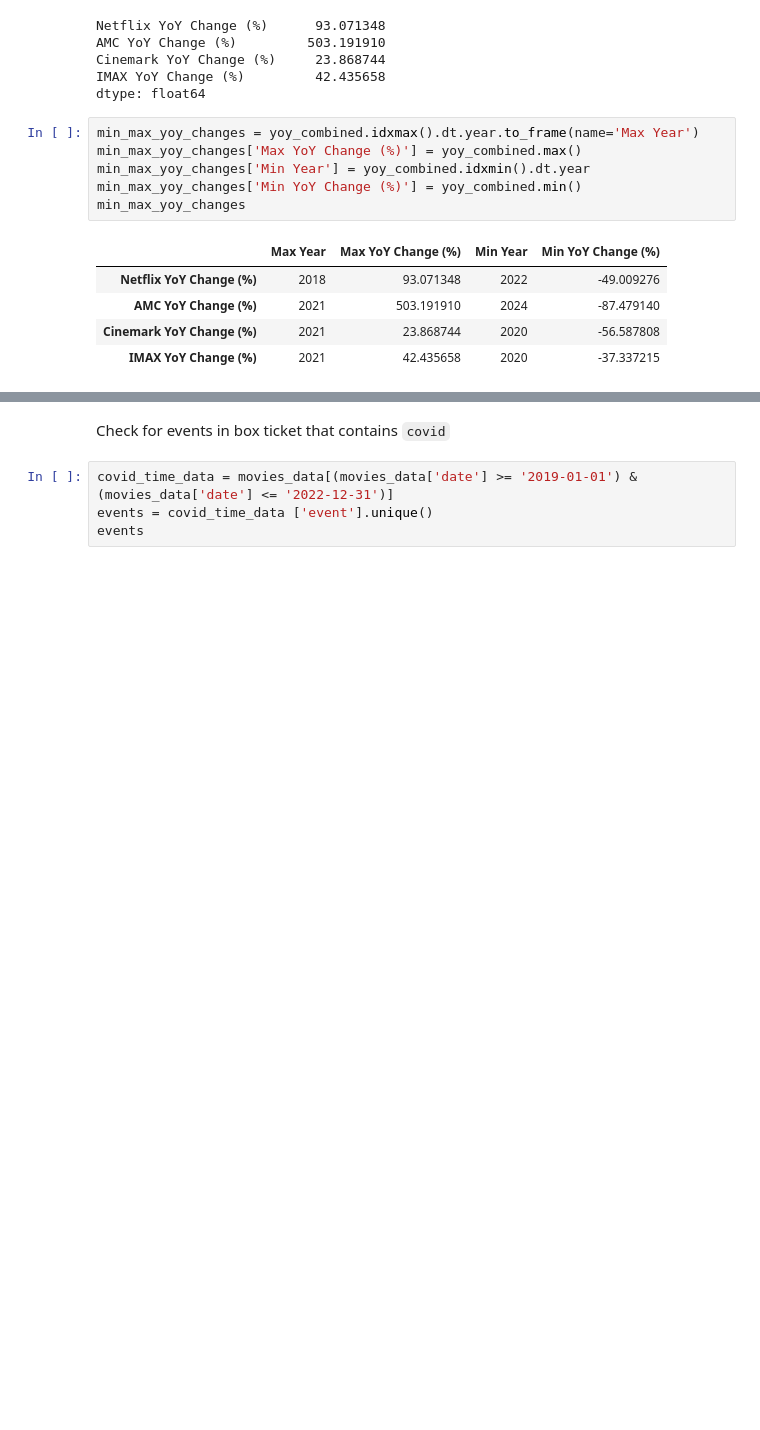
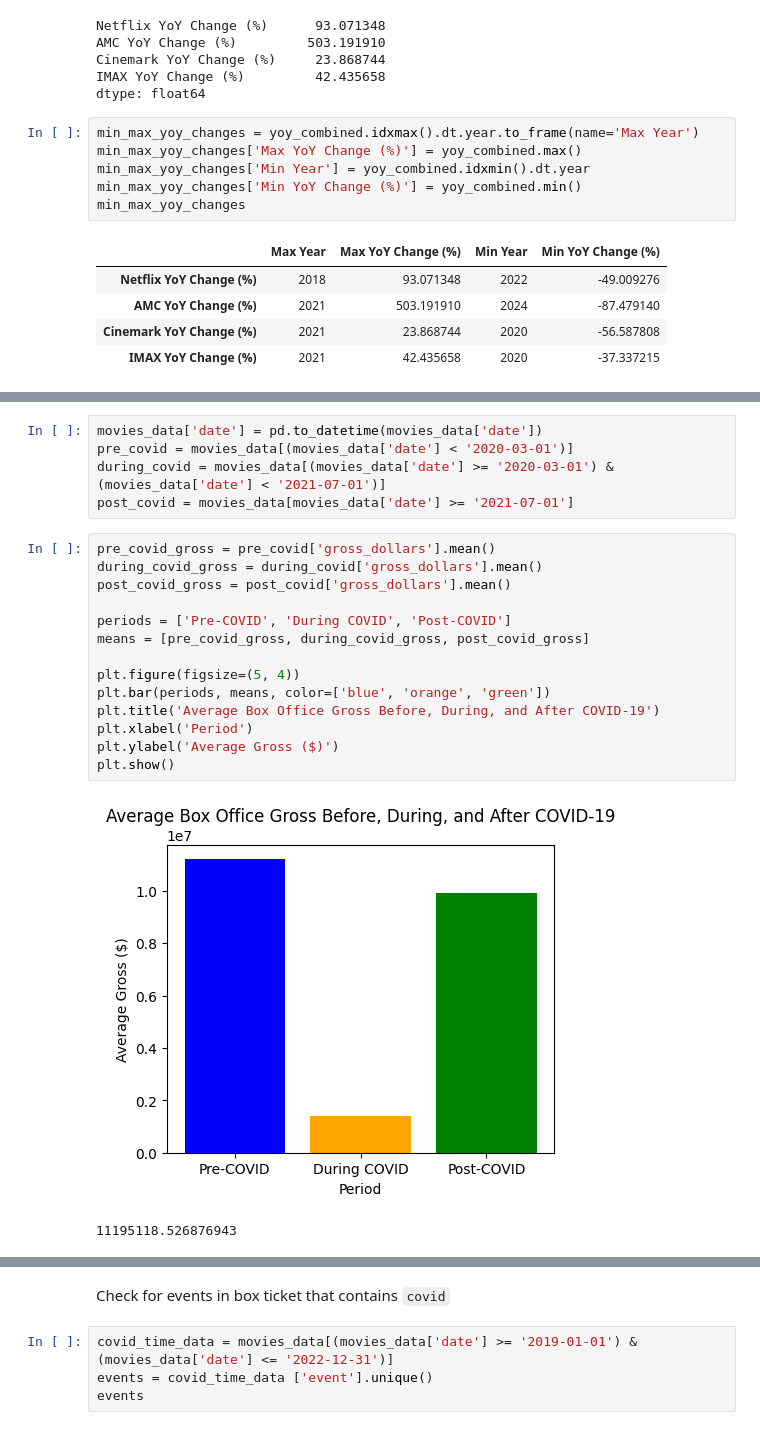
Before and after one commit to charJin/movie-theaters-analysis, a Jupyter notebook: notebooks/Analysis with questions.ipynb, the cells around one changed output, grey strips where cells are left out. Cells and saved outputs as stored; diff of their text form; blank space fills up the shorter version.

```diff
--- a/notebooks/Analysis with questions.ipynb
+++ b/notebooks/Analysis with questions.ipynb
@@ -170,0 +193,22 @@ movies_data.head(10)
+# %%
+movies_data['date'] = pd.to_datetime(movies_data['date'])
+pre_covid = movies_data[(movies_data['date'] < '2020-03-01')]
+during_covid = movies_data[(movies_data['date'] >= '2020-03-01') & (movies_data['date'] < '2021-07-01')]
+post_covid = movies_data[movies_data['date'] >= '2021-07-01']
+# %%
+pre_covid_gross = pre_covid['gross_dollars'].mean()
+during_covid_gross = during_covid['gross_dollars'].mean()
+post_covid_gross = post_covid['gross_dollars'].mean()
+
+periods = ['Pre-COVID', 'During COVID', 'Post-COVID']
+means = [pre_covid_gross, during_covid_gross, post_covid_gross]
+
+plt.figure(figsize=(5, 4))
+plt.bar(periods, means, color=['blue', 'orange', 'green'])
+plt.title('Average Box Office Gross Before, During, and After COVID-19')
+plt.xlabel('Period')
+plt.ylabel('Average Gross ($)')
+plt.show()
+# %% [output]
+[figure, added]
+11195118.526876943
```
Also changed, not shown: parts of 10 cells of this notebook, 2 other files.
